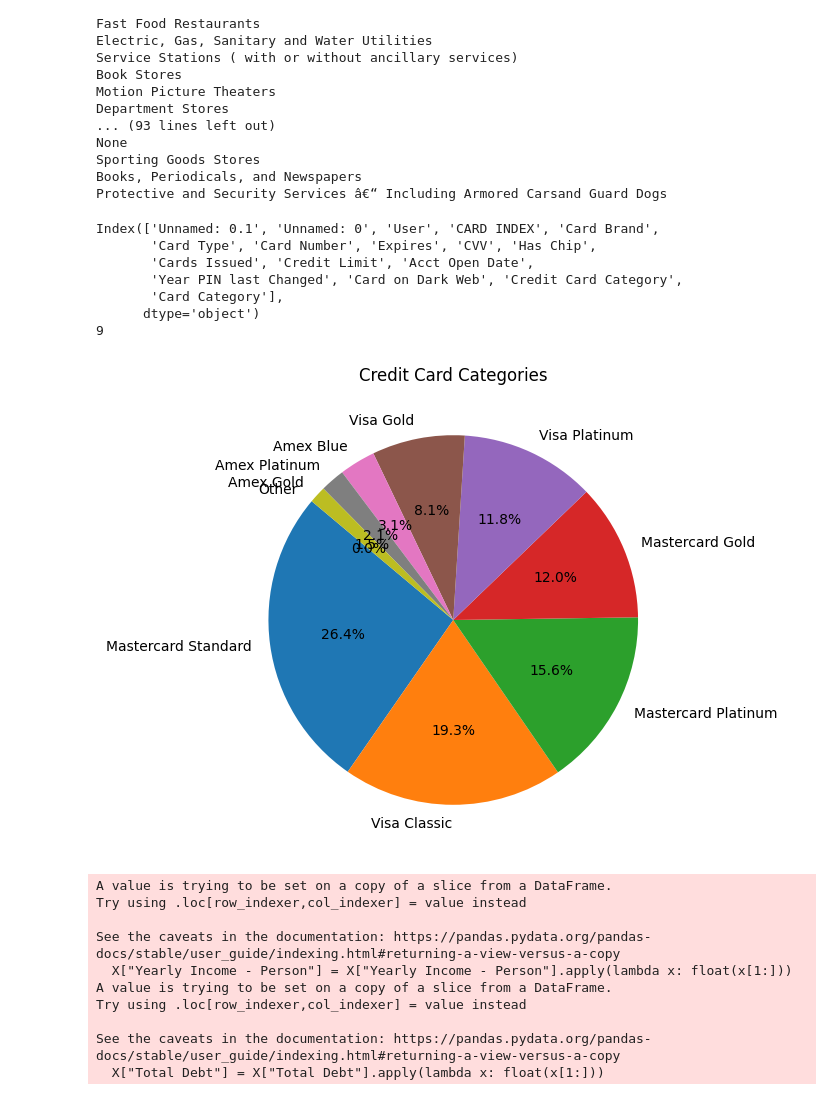
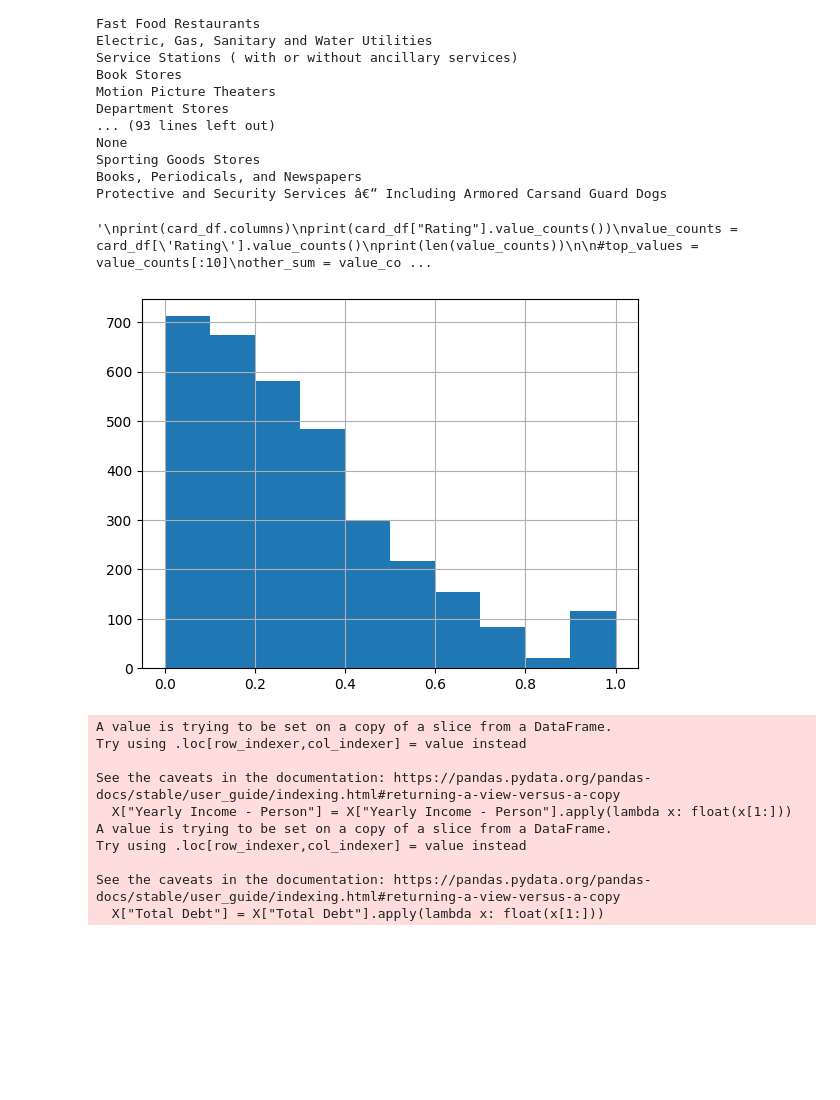
Before and after one commit to fkhan000/Credit-Card-Rec-System, a Jupyter notebook: src/card_rec/analysis.ipynb, the cells around one changed output. Drawn from its saved outputs; the diff is of its cells as text; code cells hidden in the pictures; blank space fills up the shorter version.

```diff
--- a/src/card_rec/analysis.ipynb
+++ b/src/card_rec/analysis.ipynb
@@ -104,30 +104,27 @@ Sporting Goods Stores
 Books, Periodicals, and Newspapers
 Protective and Security Services â€“ Including Armored Carsand Guard Dogs
 # %%
-card_df = pd.read_csv("cc_dataset_with_labels.csv")
+card_df = pd.read_csv(os.path.join("..", "..", "data", "cc_dataset_with_labels.csv"))
+card_df[card_df["Rating"] > 0]["Rating"].hist()
+"""
 print(card_df.columns)
-
-value_counts = card_df['Card Category'].value_counts()
+print(card_df["Rating"].value_counts())
+value_counts = card_df['Rating'].value_counts()
 print(len(value_counts))
 
-top_values = value_counts[:10]
+#top_values = value_counts[:10]
 other_sum = value_counts[10:].sum()
 
 top_values['Other'] = other_sum
 
 plt.figure(figsize=(6, 6))
 plt.pie(top_values, autopct='%1.1f%%', labels=top_values.keys(), startangle=140)
 plt.title('Credit Card Categories')
 plt.show()
+"""
 # %% [output]
-Index(['Unnamed: 0.1', 'Unnamed: 0', 'User', 'CARD INDEX', 'Card Brand',
-       'Card Type', 'Card Number', 'Expires', 'CVV', 'Has Chip',
-       'Cards Issued', 'Credit Limit', 'Acct Open Date',
-       'Year PIN last Changed', 'Card on Dark Web', 'Credit Card Category',
-       'Card Category'],
-      dtype='object')
-9
+'\nprint(card_df.columns)\nprint(card_df["Rating"].value_counts())\nvalue_counts = card_df[\'Rating\'].value_counts()\nprint(len(value_counts))\n\n#top_values = value_counts[:10]\nother_sum = value_co ...
-[figure, old version]
+[figure, new version]
 # %%
 from sklearn.feature_selection import mutual_info_classif
 import pandas as pd
```
Also changed, not shown: 7 other files.
